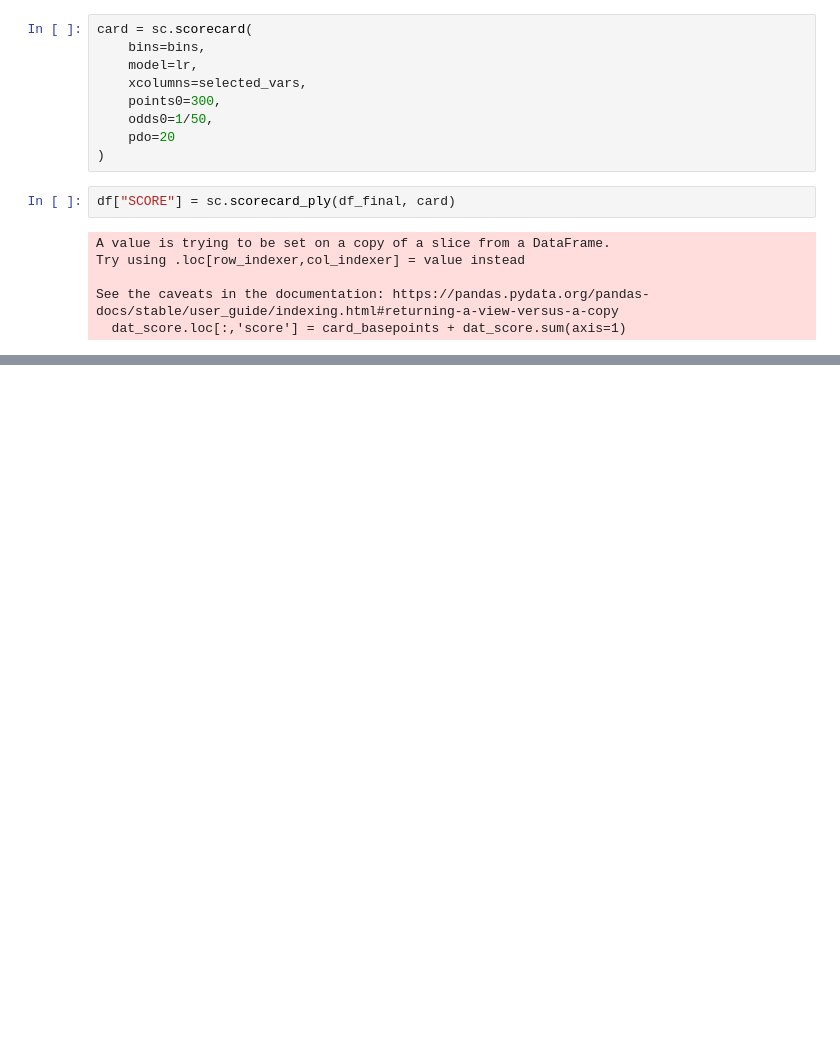
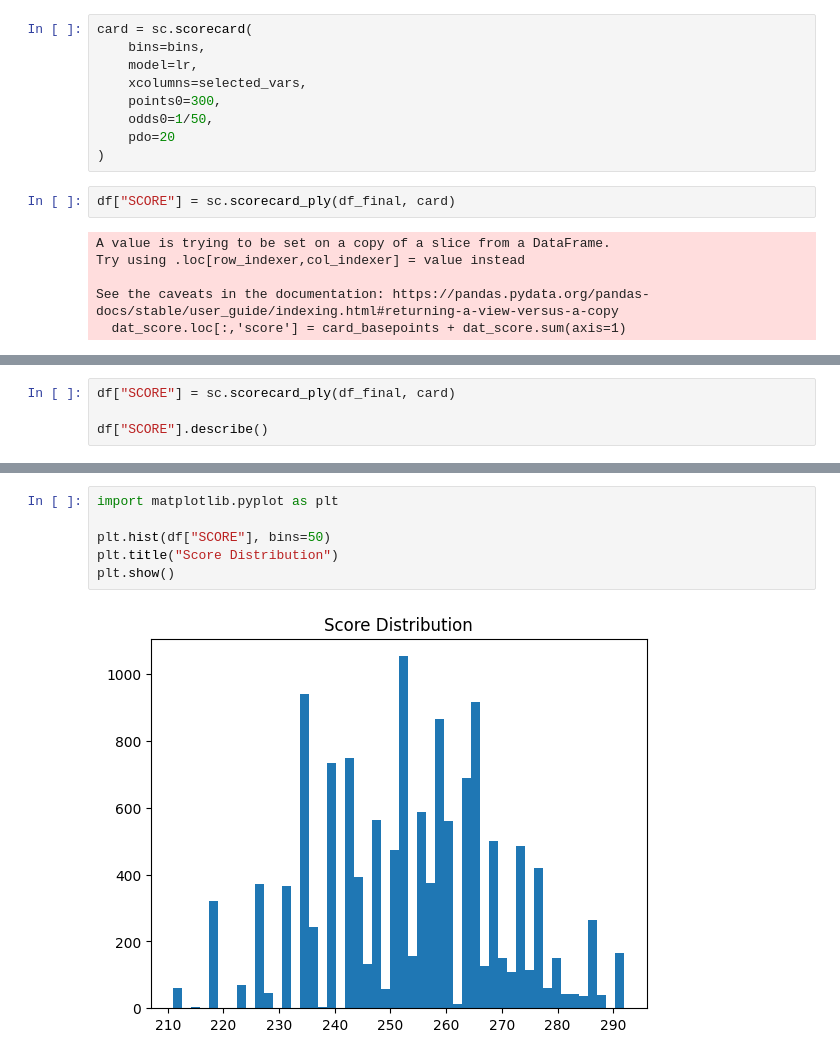
Before and after one commit to chamathjh/retail_credit_scorecard, a Jupyter notebook: retail_credit_scorecard_python.ipynb, the cells around one changed output, grey strips where cells are left out. Drawn from its saved outputs; the diff is of its cells as text; blank space fills up the shorter version.

```diff
--- a/retail_credit_scorecard_python.ipynb
+++ b/retail_credit_scorecard_python.ipynb
@@ -534,0 +554,4 @@ display(score_table)
+# %%
+df["SCORE"] = sc.scorecard_ply(df_final, card)
+
+df["SCORE"].describe()
@@ -534,0 +574,8 @@ display(score_table)
+# %%
+import matplotlib.pyplot as plt
+
+plt.hist(df["SCORE"], bins=50)
+plt.title("Score Distribution")
+plt.show()
+# %% [output]
+[figure, added]
```
Also changed, not shown: parts of 12 cells of this notebook.
